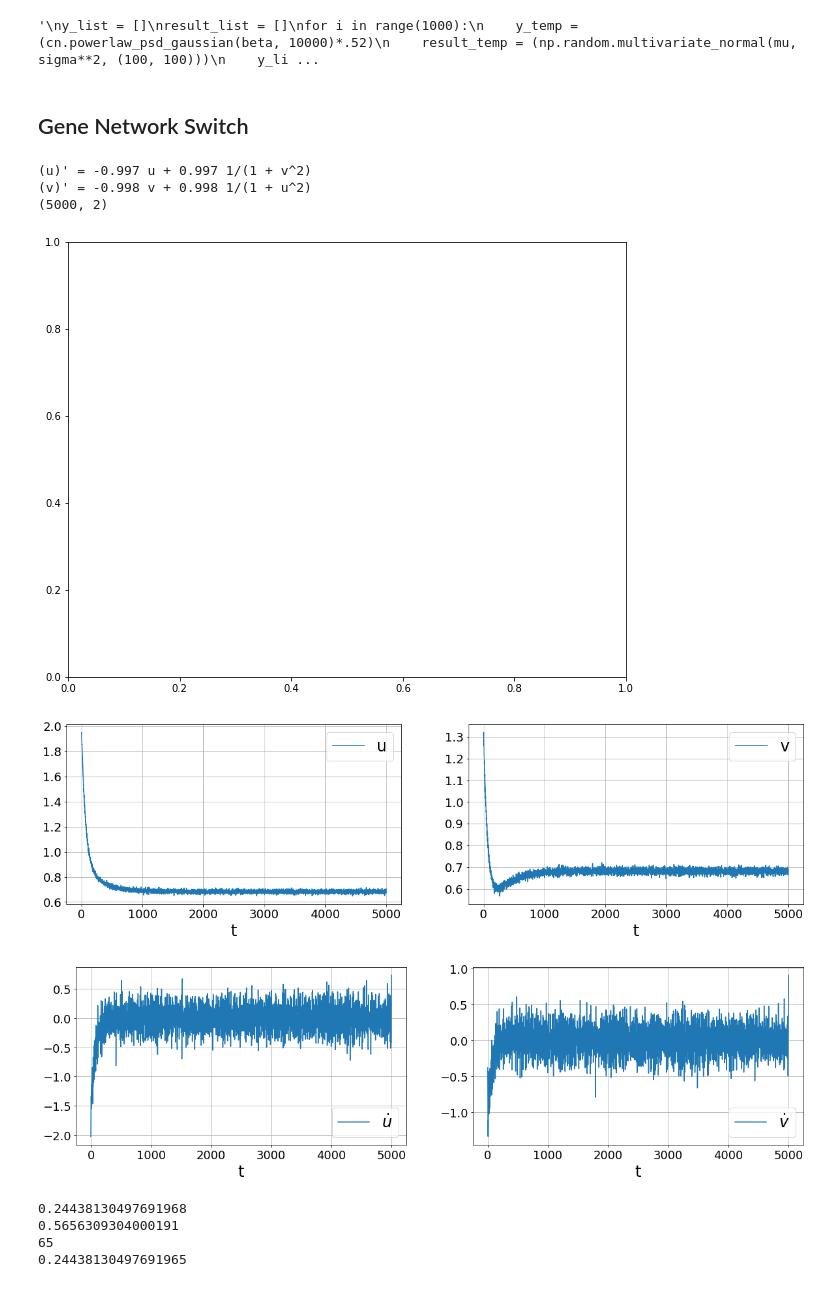
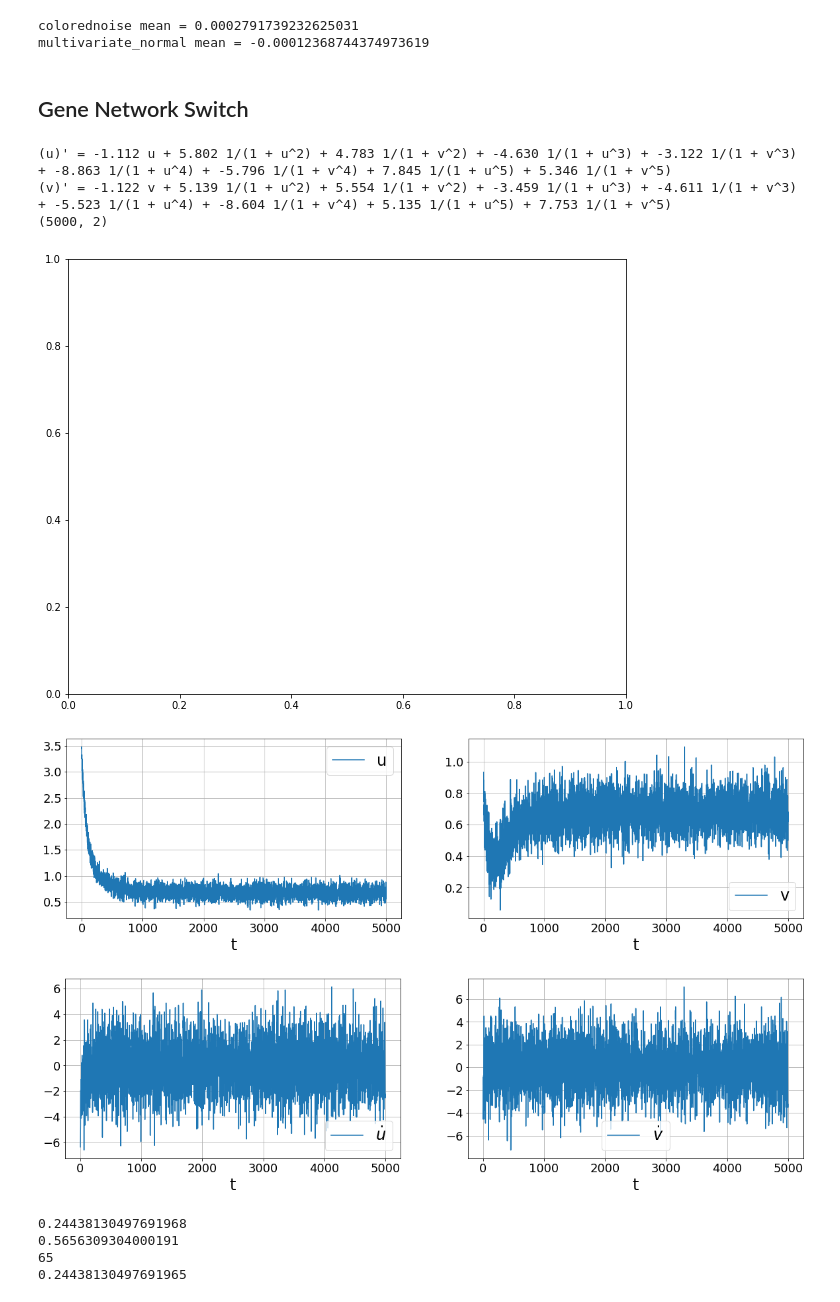
Before and after one commit to ainsleylaiuw/ISB-Hadlock-Lai, a Jupyter notebook: Ex_System.ipynb, the cells around one changed output. Drawn from its saved outputs; the diff is of its cells as text; code cells hidden in the pictures.

```diff
--- a/Ex_System.ipynb
+++ b/Ex_System.ipynb
@@ -47,7 +41,7 @@ import colorednoise as cn
 num = 2
 mu = np.zeros(num)
 sigma = np.zeros((num, num))
-sigmaVal = .5
+sigmaVal = .9
 np.fill_diagonal(sigma, sigmaVal)
 #sigma
 result = np.random.multivariate_normal(mu, sigma**2, (100, 100))
@@ -64,21 +58,22 @@ result = np.random.multivariate_normal(mu, sigma**2, (100, 100))
 # accurate enough for noise? Pink noise behaving weird
 beta = 0 # the exponent
 samples = 2**18 # number of samples to generate
-y = cn.powerlaw_psd_gaussian(beta, (100, 400, 2))#*.73
+y = cn.powerlaw_psd_gaussian(beta, (100, 400, 2)) * sigmaVal + 0.02
 #print(np.max(y))
-"""
+#"""
 y_list = []
 result_list = []
 for i in range(1000):
-    y_temp = (cn.powerlaw_psd_gaussian(beta, 10000)*.52)
+    y_temp = (cn.powerlaw_psd_gaussian(beta, (100, 100, 2)) * (sigmaVal + 0.03))
     result_temp = (np.random.multivariate_normal(mu, sigma**2, (100, 100)))
     y_list.append(y_temp)
     result_list.append(result_temp)
-print(np.mean(y_list))
-print(np.mean(result_list))
-"""
+print(f"colorednoise mean = {np.mean(y_list)}")
+print(f"multivariate_normal mean = {np.mean(result_list)}")
+#"""
 # %% [output]
-'\ny_list = []\nresult_list = []\nfor i in range(1000):\n    y_temp = (cn.powerlaw_psd_gaussian(beta, 10000)*.52)\n    result_temp = (np.random.multivariate_normal(mu, sigma**2, (100, 100)))\n    y_li ...
+colorednoise mean = 0.0002791739232625031
+multivariate_normal mean = -0.00012368744374973619
 # %% [markdown]
 ## Gene Network Switch
 # %%
@@ -169,42 +164,42 @@ for i in range(n_of_ic):
     netswitch_train_temp = solve_ivp(
         netswitch, trange, netswitch_x0s[i], t_eval=tvals
     ).y.T
-    noise = np.random.normal(0, sigma, netswitch_train_temp.shape)
+    noise = np.random.normal(0, .1, netswitch_train_temp.shape)
     netswitch_train_multi.append(netswitch_train_temp + noise)
     #netswitch_train_multi.append(netswitch_train_temp + np.random.normal(0, 0.015, netswitch_train_temp.shape))
 #axs.legend()
 #axs.set(xlabel="u", ylabel="$v$")
 #plt.show()
 #print(netswitch_train_multi)
 
-sparse_regression_optimizer = ps.STLSQ(threshold=0.7)
+sparse_regression_optimizer = ps.STLSQ(threshold=0.5)
 model = ps.SINDy(feature_names=['u', 'v'], optimizer=sparse_regression_optimizer, feature_library=netswitch_library)
 model.fit(netswitch_train_multi, t=dt, multiple_trajectories=True)
 model.print()
 plot_data_and_derivative(netswitch_train_multi[0], dt, ps.SmoothedFiniteDifference()._differentiate)
 netswitch_sim = model.simulate(np.random.rand(2) * 5 - np.random.rand(2), t=tvals)
 print(netswitch_sim.shape)
 #axs.plot(tvals, netswitch_sim[, "b", label="$v$", **plot_kws)
 #netswitch_train_multi = []
 #MSE_result = []
 #for j in range(len(sigma_list)):
 #    for i in range(n_of_ic):
 #        netswitch_train_temp = solve_ivp(
 #            netswitch, trange, netswitch_x0s[i], t_eval=tvals
 #        ).y.T
 #        noise = np.random.normal(0, sigma_list[j], netswitch_train_temp.shape)
 #        netswitch_train_multi.append(netswitch_train_temp + noise)
 #    sparse_regression_optimizer = ps.STLSQ(threshold=0.7)
 #    model = ps.SINDy(feature_names=['u', 'v'], optimizer=sparse_regression_optimizer, feature_library=netswitch_library)
 #    model.fit(netswitch_train_multi, t=dt, multiple_trajectories=True)
 #    netswitch_sim = model.simulate(np.random.rand(2) * 5 - np.random.rand(2), t=tvals)
 # %% [output]
-(u)' = -0.997 u + 0.997 1/(1 + v^2)
-(v)' = -0.998 v + 0.998 1/(1 + u^2)
+(u)' = -1.112 u + 5.802 1/(1 + u^2) + 4.783 1/(1 + v^2) + -4.630 1/(1 + u^3) + -3.122 1/(1 + v^3) + -8.863 1/(1 + u^4) + -5.796 1/(1 + v^4) + 7.845 1/(1 + u^5) + 5.346 1/(1 + v^5)
+(v)' = -1.122 v + 5.139 1/(1 + u^2) + 5.554 1/(1 + v^2) + -3.459 1/(1 + u^3) + -4.611 1/(1 + v^3) + -5.523 1/(1 + u^4) + -8.604 1/(1 + v^4) + 5.135 1/(1 + u^5) + 7.753 1/(1 + v^5)
 (5000, 2)
 [figure]
-[figure, old version]
+[figure, new version]
-[figure, old version]
+[figure, new version]
 # %%
 first = netswitch_train_multi[0][0]
 #print(netswitch_train_multi[0].shape)
```
Also changed, not shown: parts of 4 cells of this notebook.
